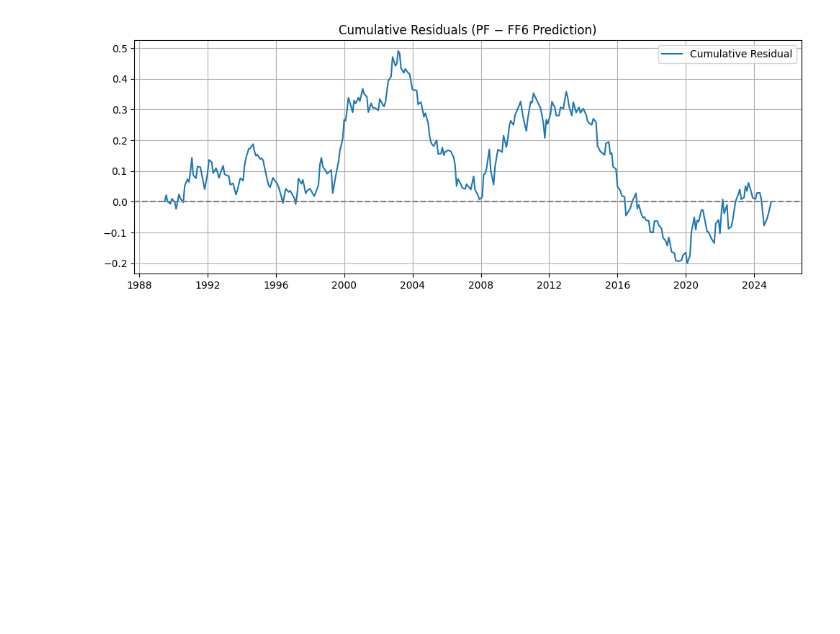
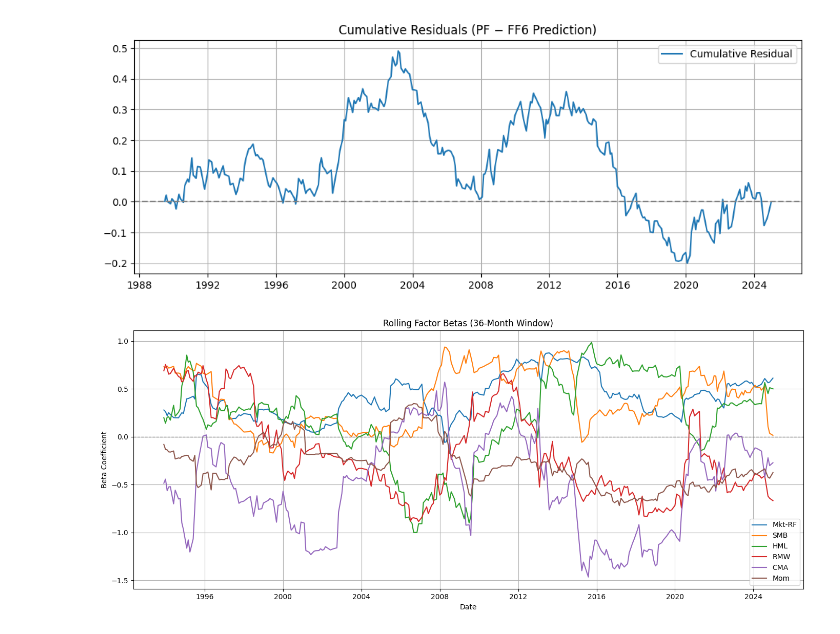
Before and after one commit to eviprous/Invesco-Research, a Jupyter notebook: inver_beta.ipynb, the cells around one changed output. Drawn from its saved outputs; the diff is of its cells as text; code cells hidden in the pictures; blank space fills up the shorter version.

```diff
--- a/inver_beta.ipynb
+++ b/inver_beta.ipynb
@@ -332,3 +325,34 @@ plt.tight_layout()
 plt.show()
 # %% [output]
 [figure]
+# %%
+window = 36
+rolling_betas = {col: [] for col in reg_df.columns if col != "y"}
+rolling_dates = []
+
+for i in range(window, len(reg_df)):
+    window_df = reg_df.iloc[i-window:i]
+    y_win = window_df["y"]
+    X_win = window_df.drop(columns="y")
+
+    model = sm.OLS(y_win, X_win).fit()
+    for col in X_win.columns:
+        rolling_betas[col].append(model.params[col])
+    rolling_dates.append(reg_df.index[i])
+
+rolling_betas_df = pd.DataFrame(rolling_betas, index=rolling_dates)
+# %%
+plt.figure(figsize=(14, 6))
+for col in rolling_betas_df.columns:
+    if col != "const":
+        plt.plot(rolling_betas_df.index, rolling_betas_df[col], label=col)
+plt.axhline(0, color='gray', linestyle='--', linewidth=1)
+plt.title("Rolling Factor Betas (36-Month Window)")
+plt.ylabel("Beta Coefficient")
+plt.xlabel("Date")
+plt.legend()
+plt.grid(True)
+plt.tight_layout()
+plt.show()
+# %% [output]
+[figure, added]
```
Also changed, not shown: parts of 2 cells of this notebook.
